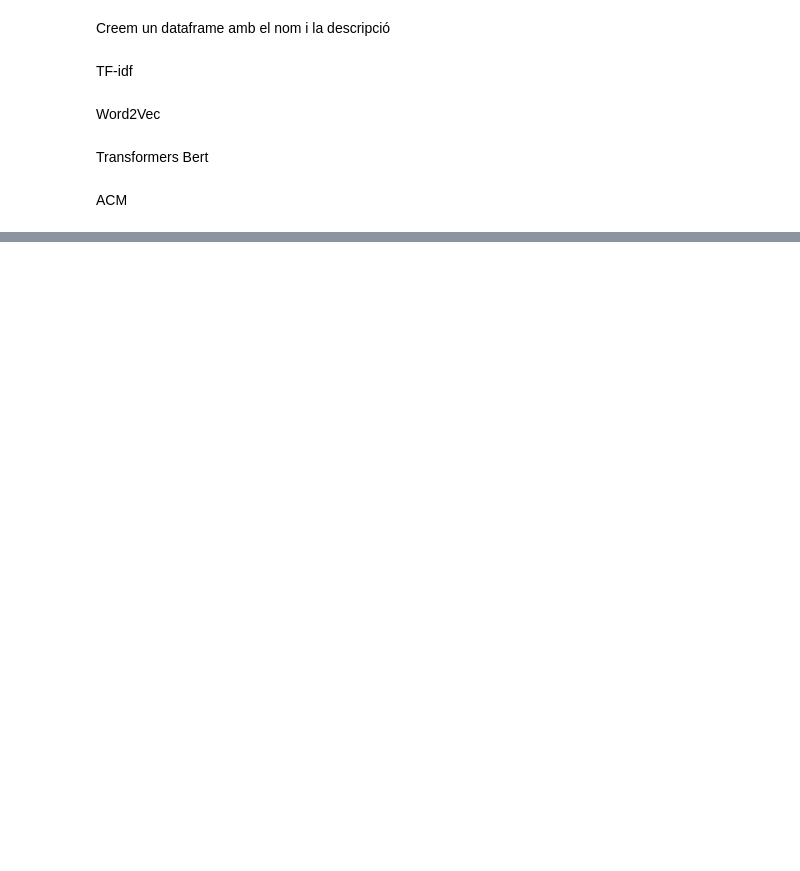
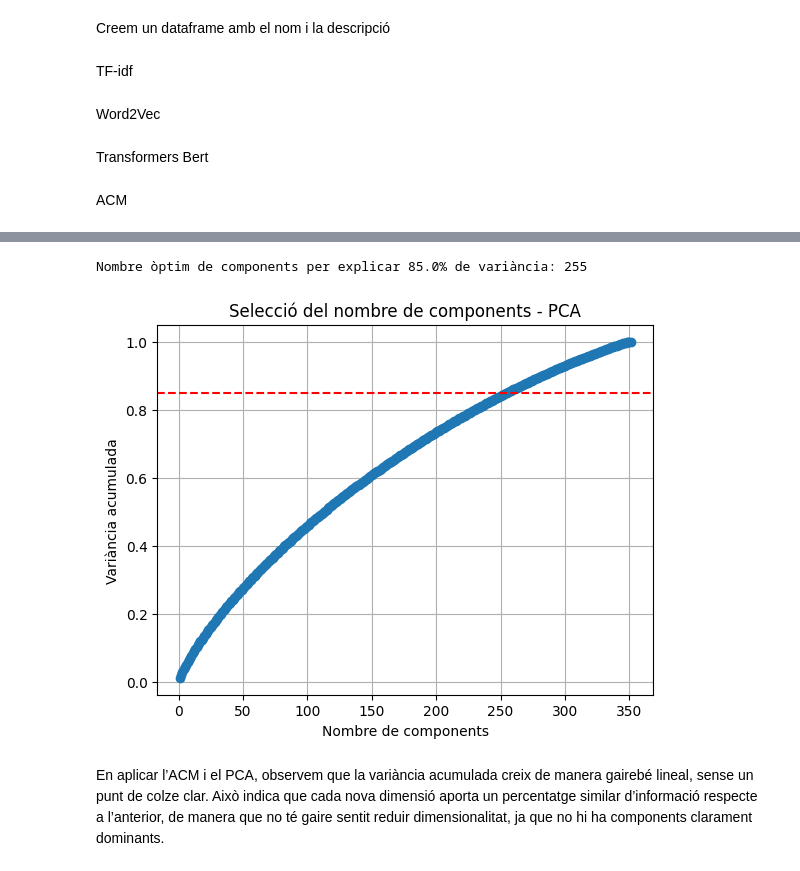
Before and after one commit to Xorii/TFG-Jordi-Capdevila-Transformers, a Jupyter notebook: 03_Vectorització.ipynb, the cells around one changed output, grey strips where cells are left out. Cells and saved outputs as stored; diff of their text form; code cells hidden in the pictures; blank space fills up the shorter version.

```diff
--- a/03_Vectorització.ipynb
+++ b/03_Vectorització.ipynb
@@ -139,0 +129,44 @@ sentence_vectors_df
+# %%
+from sklearn.decomposition import PCA
+import matplotlib.pyplot as plt
+import numpy as np
+
+# Suposem que tens tfidf_df sense la columna 'Name'
+X = tfidf_df.drop("Name", axis=1).values
+
+# Crear PCA amb nombre màxim de components
+pca = PCA(n_components=min(X.shape))  # nombre màxim possible (files o columnes)
+
+# Ajustar el model
+pca.fit(X)
+
+# Variància explicada per component
+var_exp = pca.explained_variance_ratio_
+
+# Variància acumulada
+var_exp_cum = np.cumsum(var_exp)
+
+# Mostrar variància acumulada i triar components que expliquin 85%
+llindar = 0.85
+num_components = np.argmax(var_exp_cum >= llindar) + 1
+print(f"Nombre òptim de components per explicar {llindar*100}% de variància: {num_components}")
+
+# Visualitzar la corba de variància acumulada
+plt.plot(range(1, len(var_exp_cum)+1), var_exp_cum, marker='o')
+plt.axhline(y=llindar, color='r', linestyle='--')
+plt.xlabel('Nombre de components')
+plt.ylabel('Variància acumulada')
+plt.title('Selecció del nombre de components - PCA')
+plt.grid(True)
+plt.show()
+
+# Transformar les dades segons els components seleccionats
+pca_final = PCA(n_components=num_components)
+X_pca = pca_final.fit_transform(X)
+
+# Ara tens X_pca amb la representació reduïda
+# %% [output]
+Nombre òptim de components per explicar 85.0% de variància: 255
+[figure, added]
+# %% [markdown]
+En aplicar l’ACM i el PCA, observem que la variància acumulada creix de manera gairebé lineal, sense un punt de colze clar. Això indica que cada nova dimensió aporta un percentatge similar d’informació respecte a l’anterior, de manera que no té gaire sentit reduir dimensionalitat, ja que no hi ha components clarament dominants.
```
Also changed, not shown: parts of 11 cells of this notebook.
